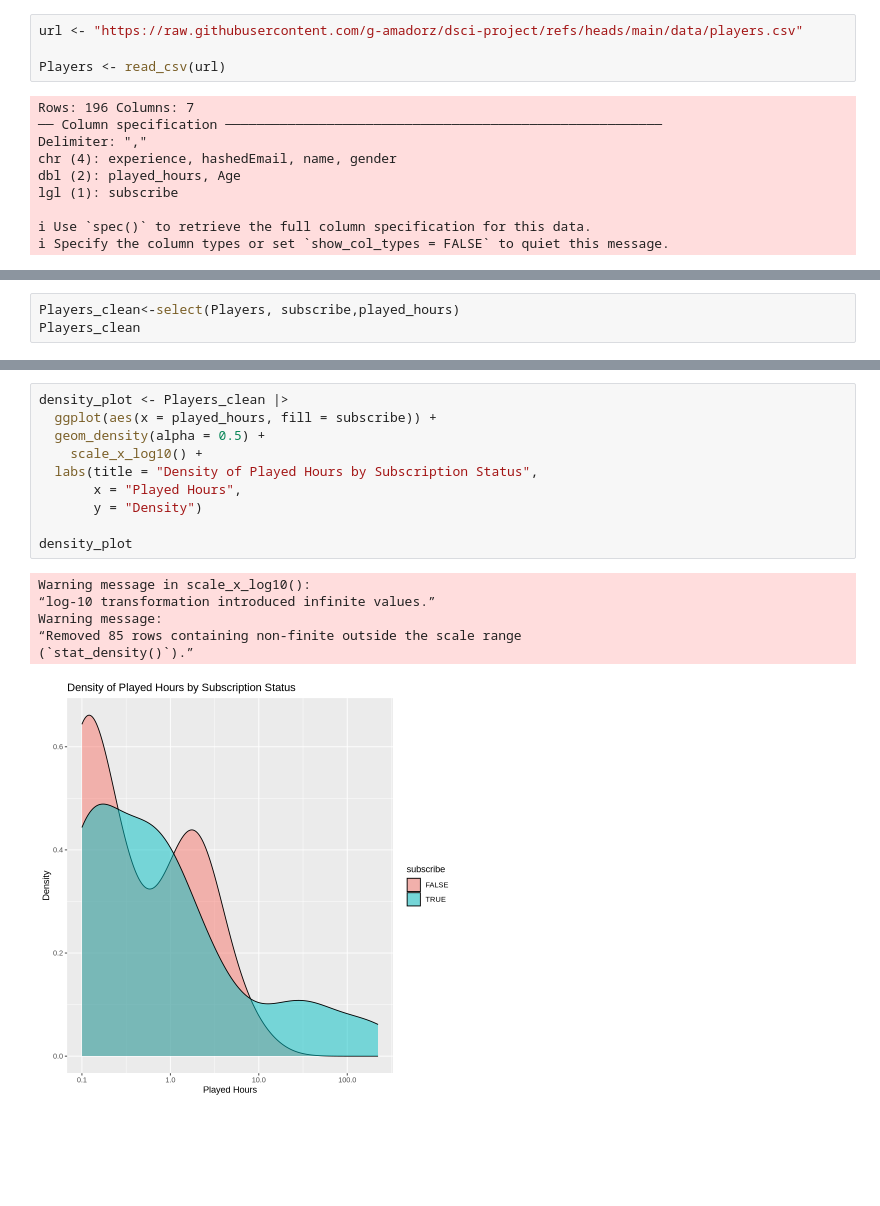
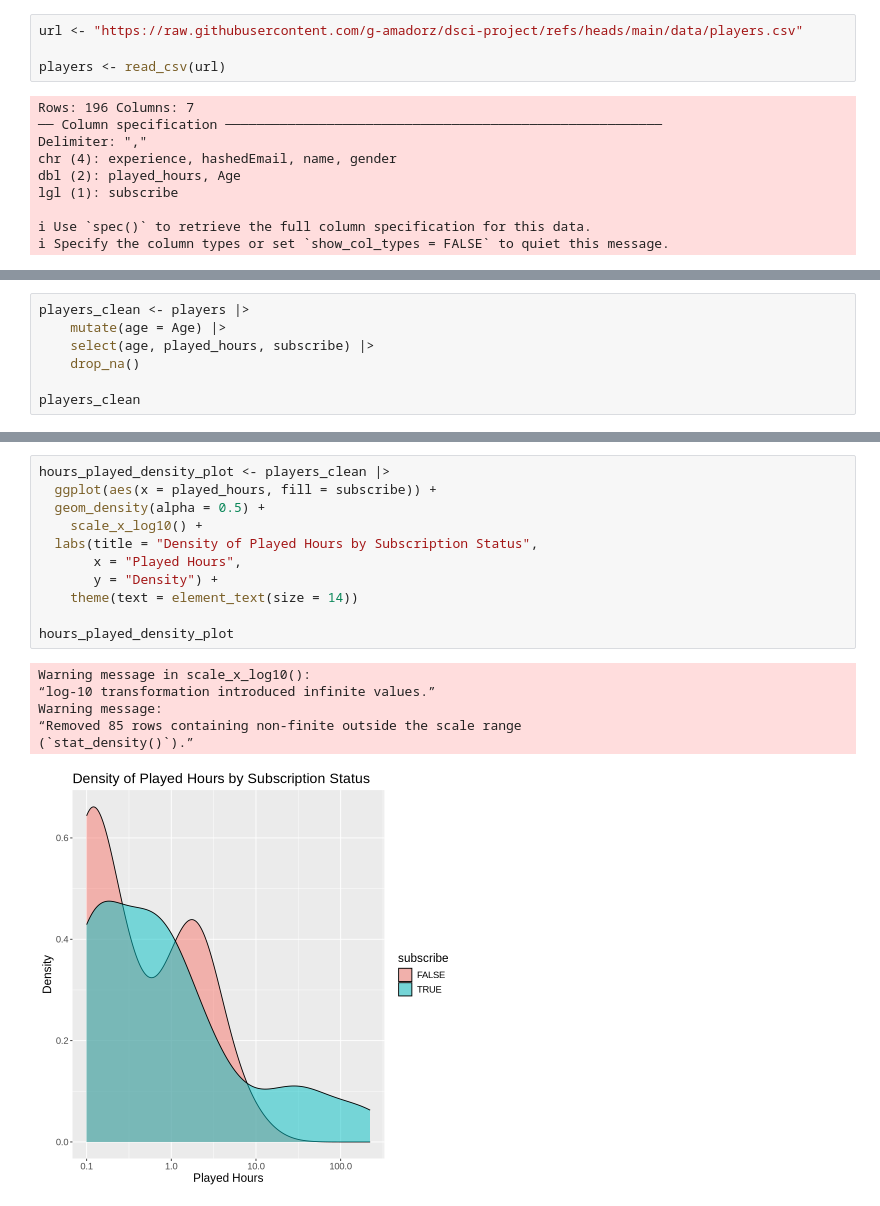
Before and after one commit to g-amadorz/dsci-project, a Jupyter notebook: Players_clean.ipynb, the cells around one changed output, grey strips where cells are left out. Drawn from its saved outputs; the diff is of its cells as text; blank space fills up the shorter version.

```diff
--- a/Players_clean.ipynb
+++ b/Players_clean.ipynb
@@ -24,7 +6,7 @@ options(repr.matrix.max.rows = 6)
 # %%
 url <- "https://raw.githubusercontent.com/g-amadorz/dsci-project/refs/heads/main/data/players.csv"
 
-Players <- read_csv(url)
+players <- read_csv(url)
 # %% [output]
 Rows: 196 Columns: 7
 ── Column specification ────────────────────────────────────────────────────────
@@ -49,6 +31,10 @@ A spec_tbl_df: 196 × 7
 | Amateur | FALSE | f19e136ddde68f365afc860c725ccff54... | 2.3 | Harlow | Male | 17 |
 | Pro | TRUE | d9473710057f7d42f36570f0be83817a4... | 0.2 | Ahmed | Other | NA |
 # %%
-Players_clean<-select(Players, subscribe,played_hours)
-Players_clean
+players_clean <- players |>
+    mutate(age = Age) |>
+    select(age, played_hours, subscribe) |>
+    drop_na()
+
+players_clean
 # %% [output]
@@ -82,17 +69,18 @@ Warning message:
 # %%
-density_plot <- Players_clean |>
+hours_played_density_plot <- players_clean |>
   ggplot(aes(x = played_hours, fill = subscribe)) +
   geom_density(alpha = 0.5) +
     scale_x_log10() +
   labs(title = "Density of Played Hours by Subscription Status",
        x = "Played Hours",
-       y = "Density")
+       y = "Density") +
+    theme(text = element_text(size = 14))
 
-density_plot
+hours_played_density_plot
 # %% [output]
 Warning message in scale_x_log10():
 “log-10 transformation introduced infinite values.”
 Warning message:
 “Removed 85 rows containing non-finite outside the scale range
 (`stat_density()`).”
-[figure, old version]
+[figure, new version]
```
Also changed, not shown: parts of 5 cells of this notebook.
